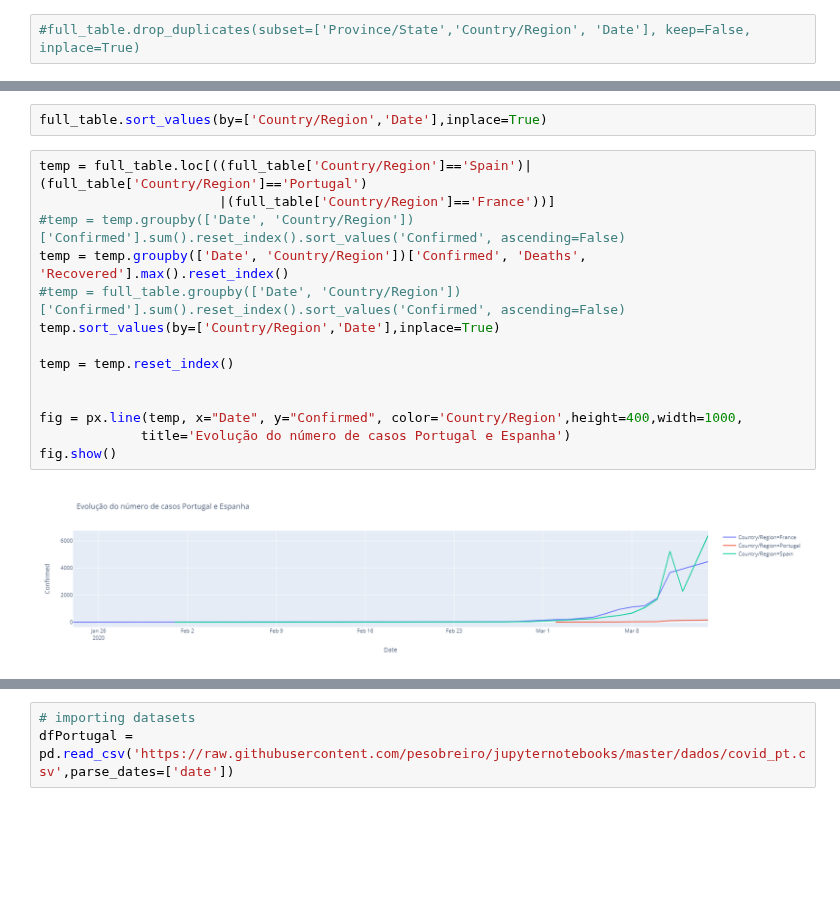
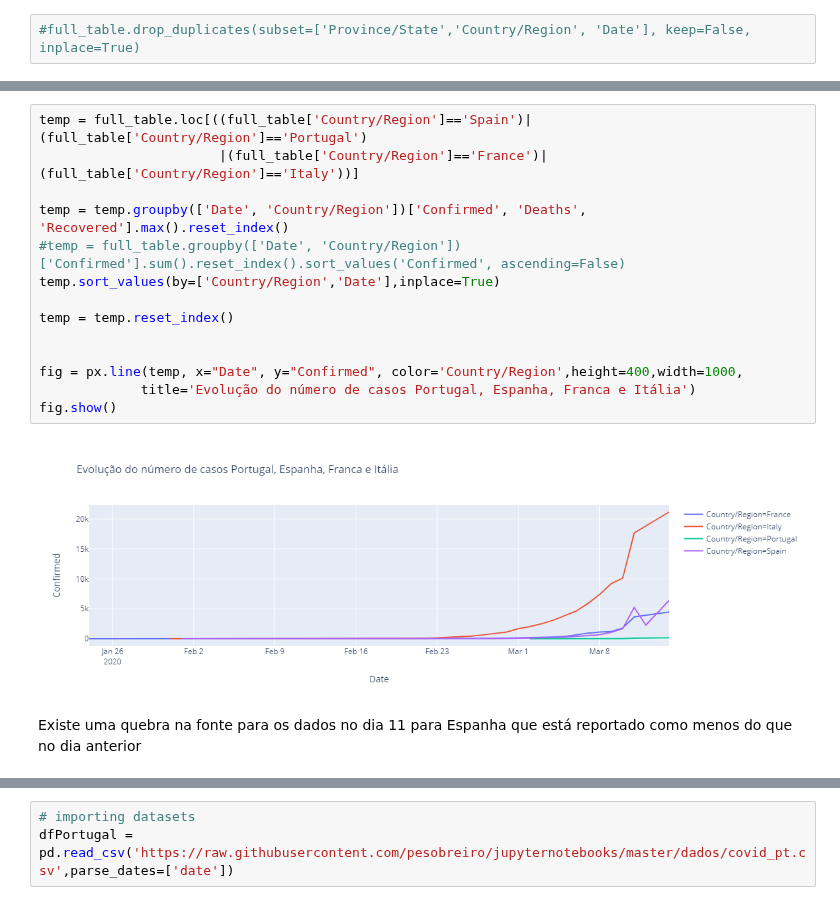
Before and after one commit to pesobreiro/jupyternotebooks, a Jupyter notebook: analysis/Covid-19.ipynb, the cells around one changed output, grey strips where cells are left out. Cells and saved outputs as stored; diff of their text form; blank space fills up the shorter version.

```diff
--- a/analysis/Covid-19.ipynb
+++ b/analysis/Covid-19.ipynb
@@ -118,21 +58,21 @@ full_table.loc[full_table['Country/Region']=='US'].groupby(['Date', 'Country/Reg
-# %%
-full_table.sort_values(by=['Country/Region','Date'],inplace=True)
 # %%
 temp = full_table.loc[((full_table['Country/Region']=='Spain')| (full_table['Country/Region']=='Portugal')
-                       |(full_table['Country/Region']=='France'))]
-#temp = temp.groupby(['Date', 'Country/Region'])['Confirmed'].sum().reset_index().sort_values('Confirmed', ascending=False)
+                       |(full_table['Country/Region']=='France')| (full_table['Country/Region']=='Italy'))]
+
 temp = temp.groupby(['Date', 'Country/Region'])['Confirmed', 'Deaths', 'Recovered'].max().reset_index()
 #temp = full_table.groupby(['Date', 'Country/Region'])['Confirmed'].sum().reset_index().sort_values('Confirmed', ascending=False)
 temp.sort_values(by=['Country/Region','Date'],inplace=True)
 
 temp = temp.reset_index()
 
 
 fig = px.line(temp, x="Date", y="Confirmed", color='Country/Region',height=400,width=1000,
-             title='Evolução do número de casos Portugal e Espanha')
+             title='Evolução do número de casos Portugal, Espanha, Franca e Itália')
 fig.show()
 # %% [output]
-[figure, old version]
+[figure, new version]
+# %% [markdown]
+Existe uma quebra na fonte para os dados no dia 11 para Espanha que está reportado como menos do que no dia anterior
 # %%
 temp = full_table.loc[(full_table['Country/Region']=='Italy') | (full_table['Country/Region']=='China')]
 temp = temp.groupby(['Country/Region', 'Date'])['Confirmed', 'Deaths', 'Recovered'].sum()
```
Also changed, not shown: parts of 22 cells of this notebook.
